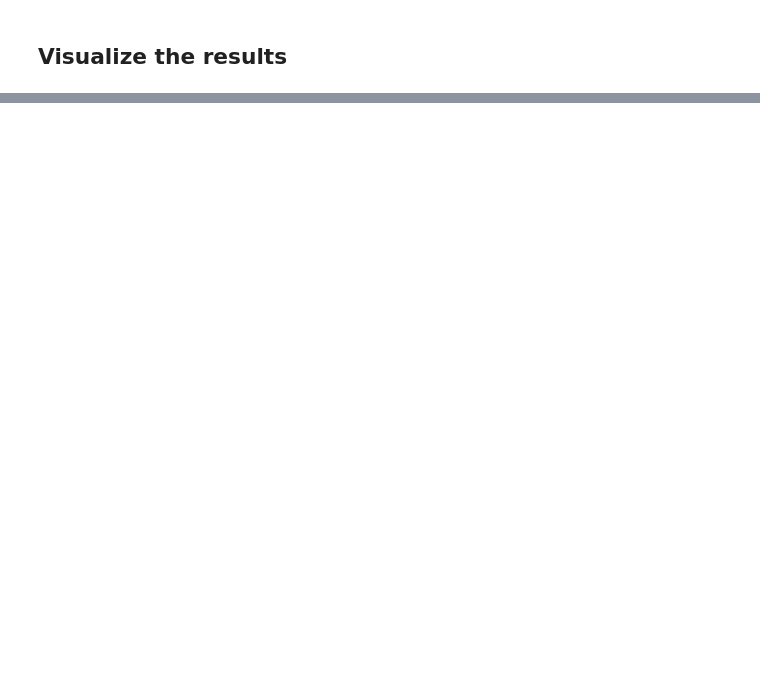
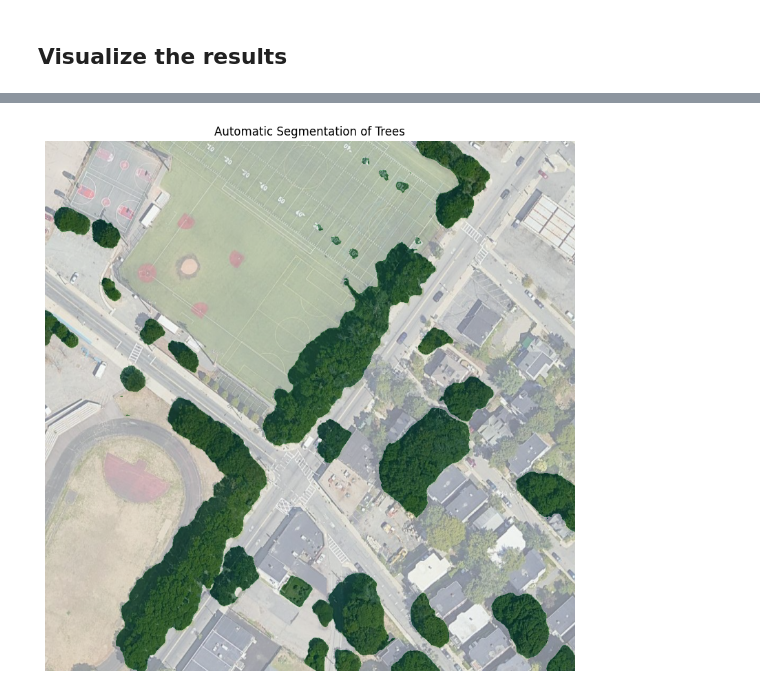
Before and after one commit to chad-fisher/SpatialDataScienceSandbox, a Jupyter notebook: text_prompts_batch.ipynb, the cells around one changed output, grey strips where cells are left out. Cells and saved outputs as stored; diff of their text form; code cells hidden in the pictures; blank space fills up the shorter version.

```diff
--- a/text_prompts_batch.ipynb
+++ b/text_prompts_batch.ipynb
@@ -87,0 +151,9 @@ m
+# %%
+sam.show_anns(
+    cmap="Greens",
+    add_boxes=False,
+    alpha=0.5,
+    title="Automatic Segmentation of Trees",
+)
+# %% [output]
+[figure, added]
```
Also changed, not shown: parts of 7 cells of this notebook.
